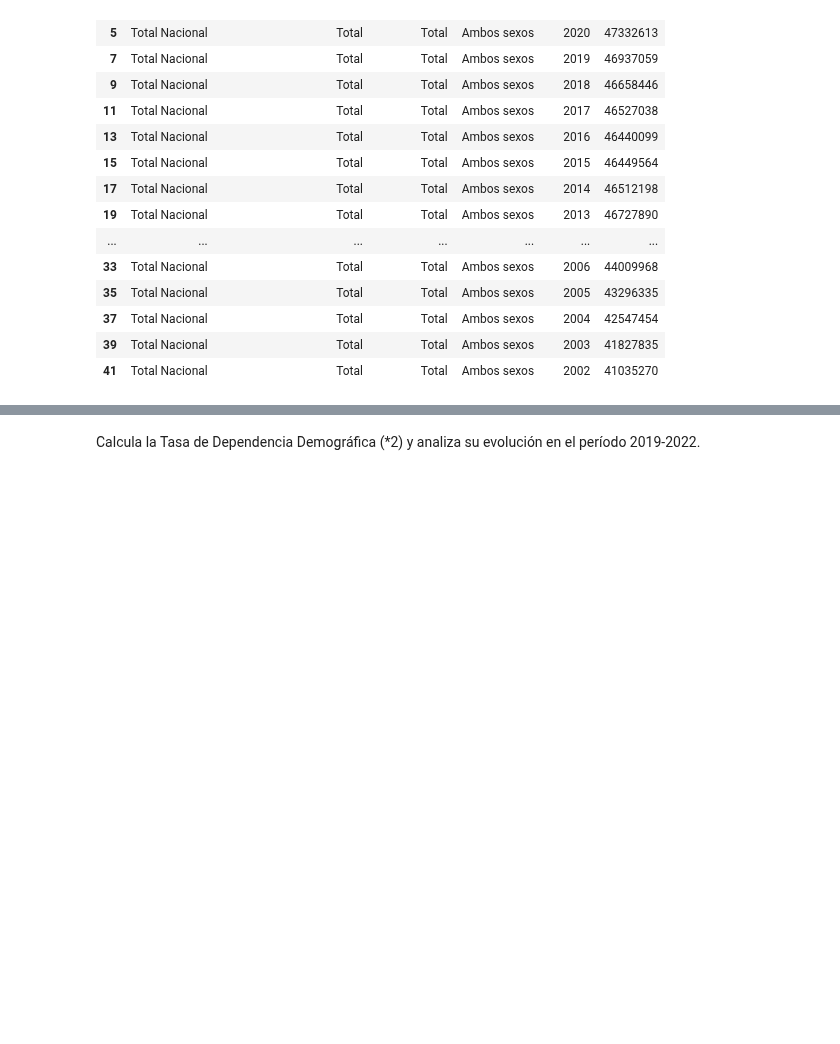
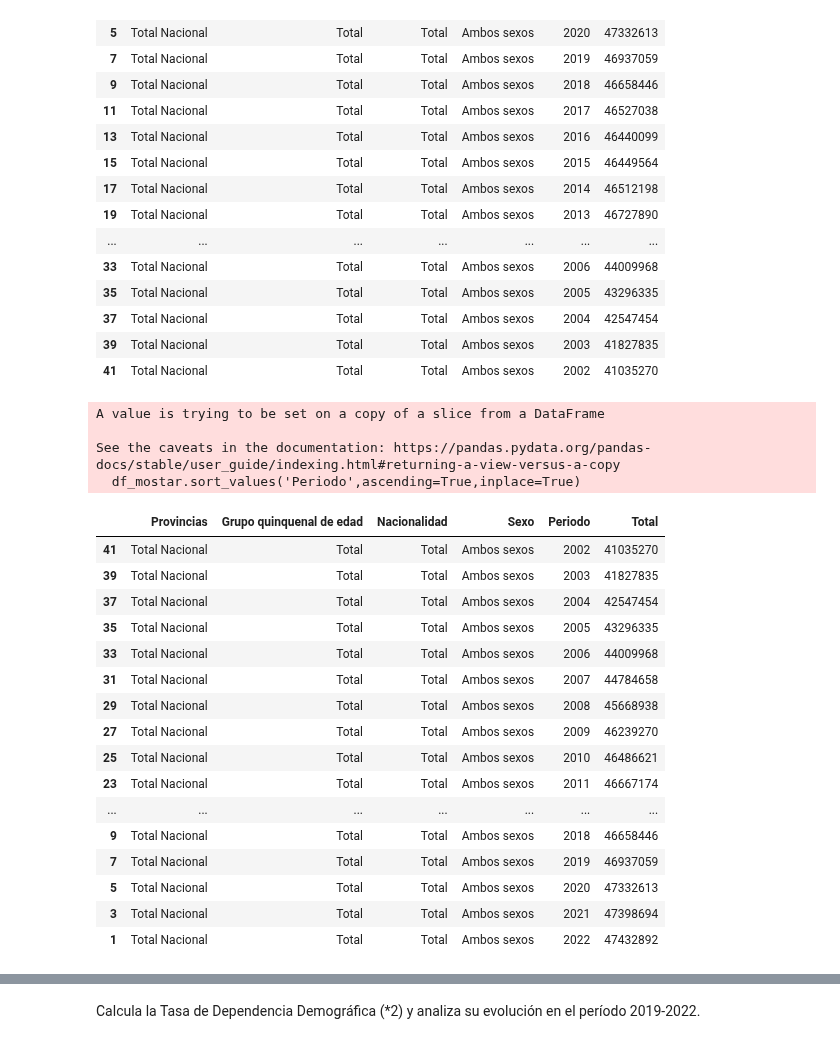
Before and after one commit to enanot/Data-Science, a Jupyter notebook: Pandas/Grupo3V2.ipynb, the cells around one changed output, grey strips where cells are left out. Drawn from its saved outputs; the diff is of its cells as text; code cells hidden in the pictures; blank space fills up the shorter version.

```diff
--- a/Pandas/Grupo3V2.ipynb
+++ b/Pandas/Grupo3V2.ipynb
@@ -262,4 +262,29 @@ df_mostar
 | 37 | Total Nacional | Total | Total | Ambos sexos | 2004 | 42547454 |
 | 39 | Total Nacional | Total | Total | Ambos sexos | 2003 | 41827835 |
 | 41 | Total Nacional | Total | Total | Ambos sexos | 2002 | 41035270 |
+# %%
+df_mostar.sort_values('Periodo',ascending=True,inplace=True)
+df_mostar
+# %% [output]
+A value is trying to be set on a copy of a slice from a DataFrame
+
+See the caveats in the documentation: https://pandas.pydata.org/pandas-docs/stable/user_guide/indexing.html#returning-a-view-versus-a-copy
+  df_mostar.sort_values('Periodo',ascending=True,inplace=True)
+|  | Provincias | Grupo quinquenal de edad | Nacionalidad | Sexo | Periodo | Total |
+| 41 | Total Nacional | Total | Total | Ambos sexos | 2002 | 41035270 |
+| 39 | Total Nacional | Total | Total | Ambos sexos | 2003 | 41827835 |
+| 37 | Total Nacional | Total | Total | Ambos sexos | 2004 | 42547454 |
+| 35 | Total Nacional | Total | Total | Ambos sexos | 2005 | 43296335 |
+| 33 | Total Nacional | Total | Total | Ambos sexos | 2006 | 44009968 |
+| 31 | Total Nacional | Total | Total | Ambos sexos | 2007 | 44784658 |
+| 29 | Total Nacional | Total | Total | Ambos sexos | 2008 | 45668938 |
+| 27 | Total Nacional | Total | Total | Ambos sexos | 2009 | 46239270 |
+| 25 | Total Nacional | Total | Total | Ambos sexos | 2010 | 46486621 |
+| 23 | Total Nacional | Total | Total | Ambos sexos | 2011 | 46667174 |
+| ... | ... | ... | ... | ... | ... | ... |
+| 9 | Total Nacional | Total | Total | Ambos sexos | 2018 | 46658446 |
+| 7 | Total Nacional | Total | Total | Ambos sexos | 2019 | 46937059 |
+| 5 | Total Nacional | Total | Total | Ambos sexos | 2020 | 47332613 |
+| 3 | Total Nacional | Total | Total | Ambos sexos | 2021 | 47398694 |
+| 1 | Total Nacional | Total | Total | Ambos sexos | 2022 | 47432892 |
 # %%
```
Also changed, not shown: parts of 15 cells of this notebook, 6 other files.
